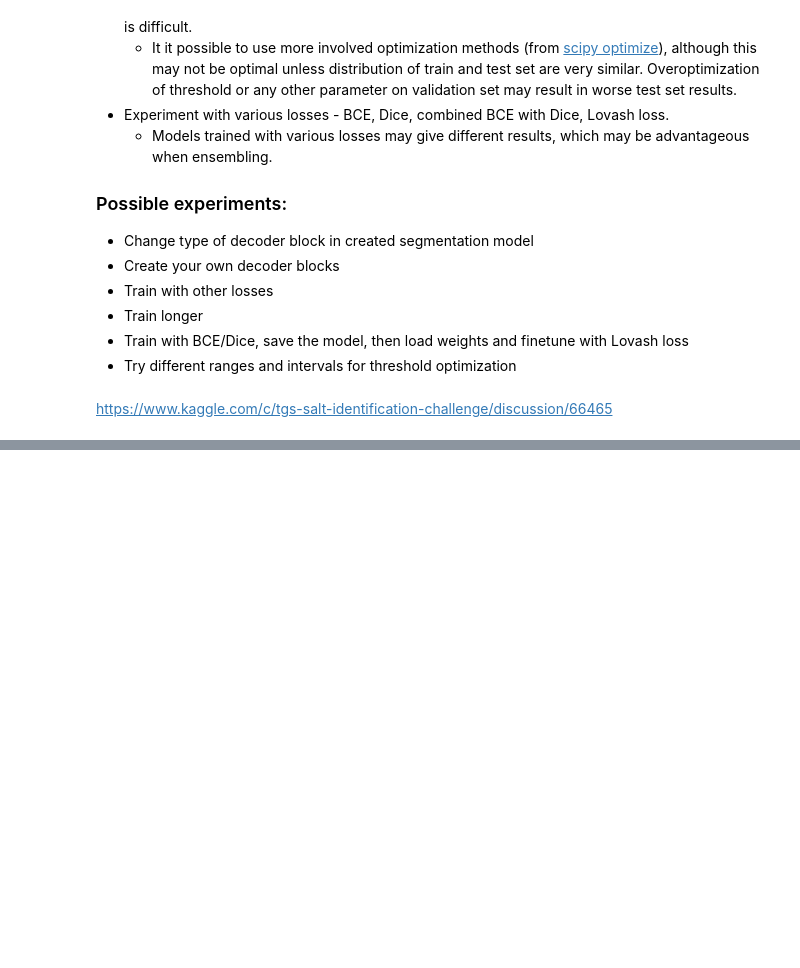
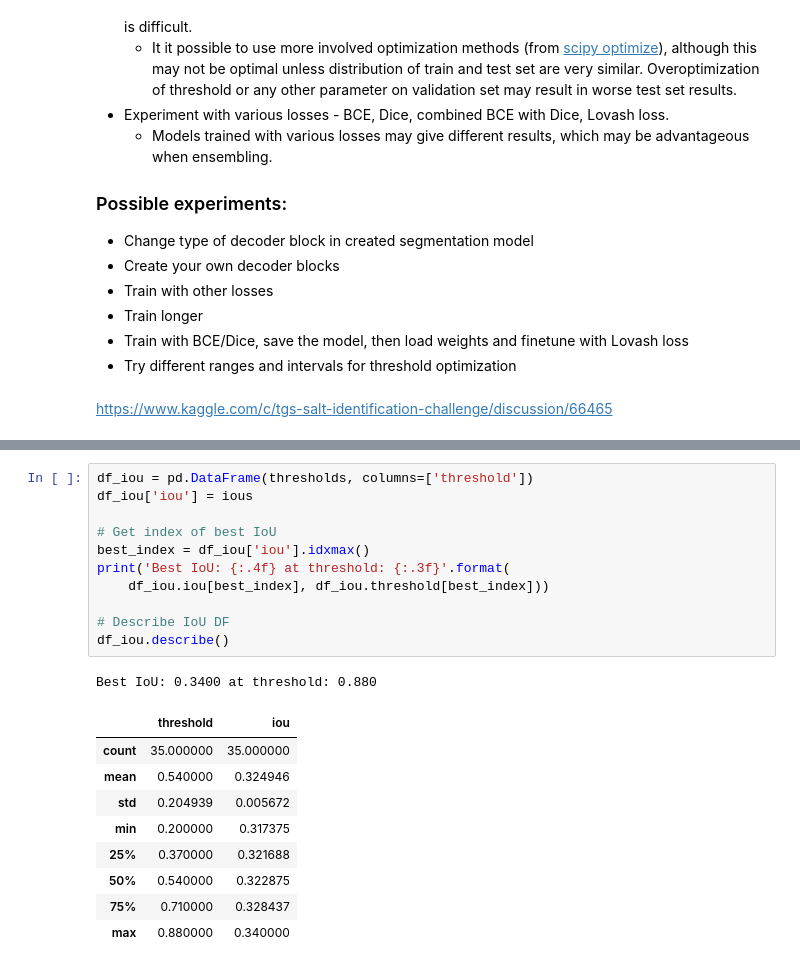
Before and after one commit to Terui-31/diveintocode-ml, a Jupyter notebook: sprint20_models_pretrained.ipynb, the cells around one changed output, grey strips where cells are left out. Cells and saved outputs as stored; diff of their text form; blank space fills up the shorter version.

```diff
--- a/sprint20_models_pretrained.ipynb
+++ b/sprint20_models_pretrained.ipynb
@@ -830,0 +1010,22 @@ https://www.kaggle.com/c/tgs-salt-identification-challenge/discussion/66465
+# %%
+df_iou = pd.DataFrame(thresholds, columns=['threshold'])
+df_iou['iou'] = ious
+
+# Get index of best IoU
+best_index = df_iou['iou'].idxmax()
+print('Best IoU: {:.4f} at threshold: {:.3f}'.format(
+    df_iou.iou[best_index], df_iou.threshold[best_index]))
+
+# Describe IoU DF
+df_iou.describe()
+# %% [output]
+Best IoU: 0.3400 at threshold: 0.880
+|  | threshold | iou |
+| count | 35.000000 | 35.000000 |
+| mean | 0.540000 | 0.324946 |
+| std | 0.204939 | 0.005672 |
+| min | 0.200000 | 0.317375 |
+| 25% | 0.370000 | 0.321688 |
+| 50% | 0.540000 | 0.322875 |
+| 75% | 0.710000 | 0.328437 |
+| max | 0.880000 | 0.340000 |
```
Also changed, not shown: parts of 20 cells of this notebook.
